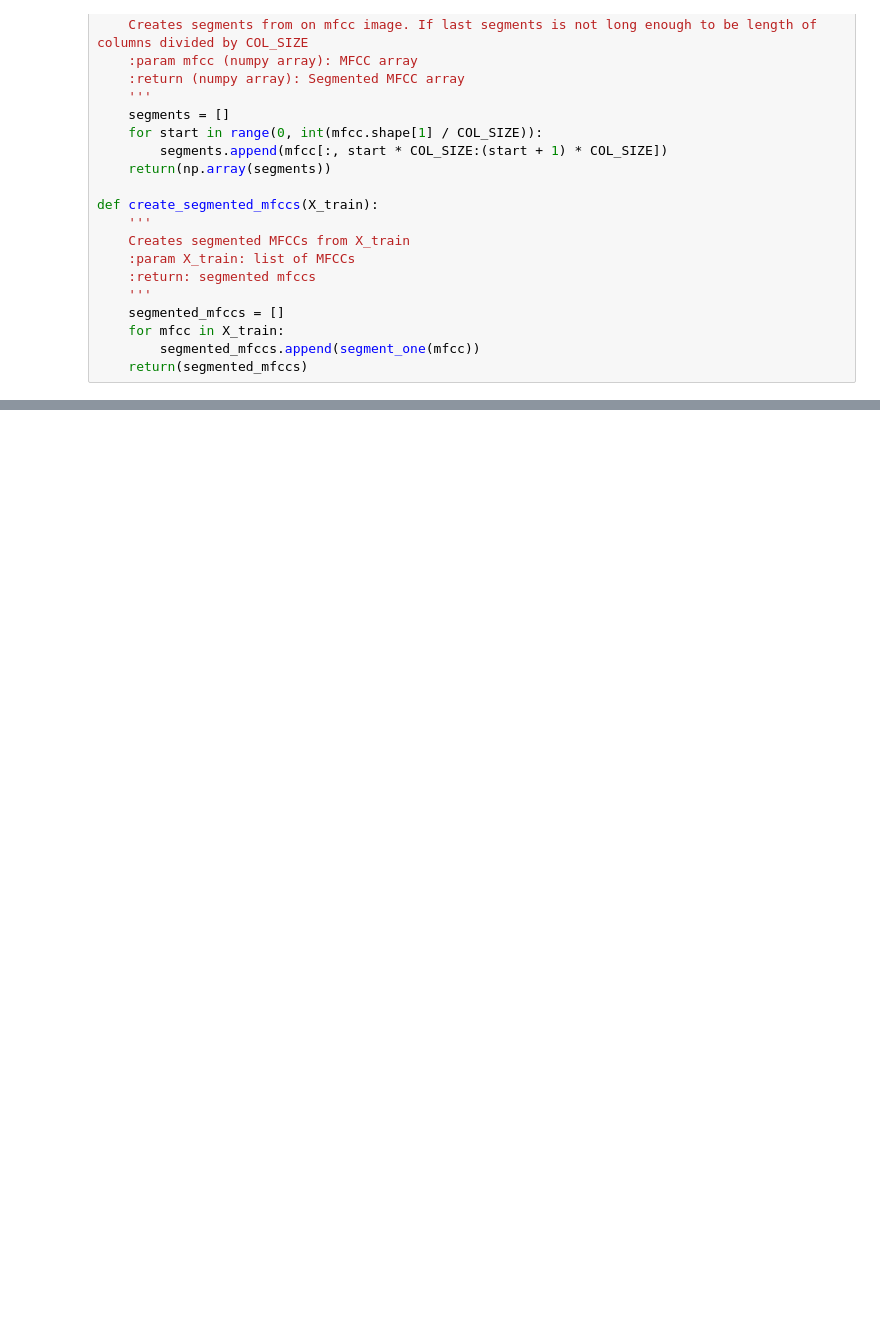
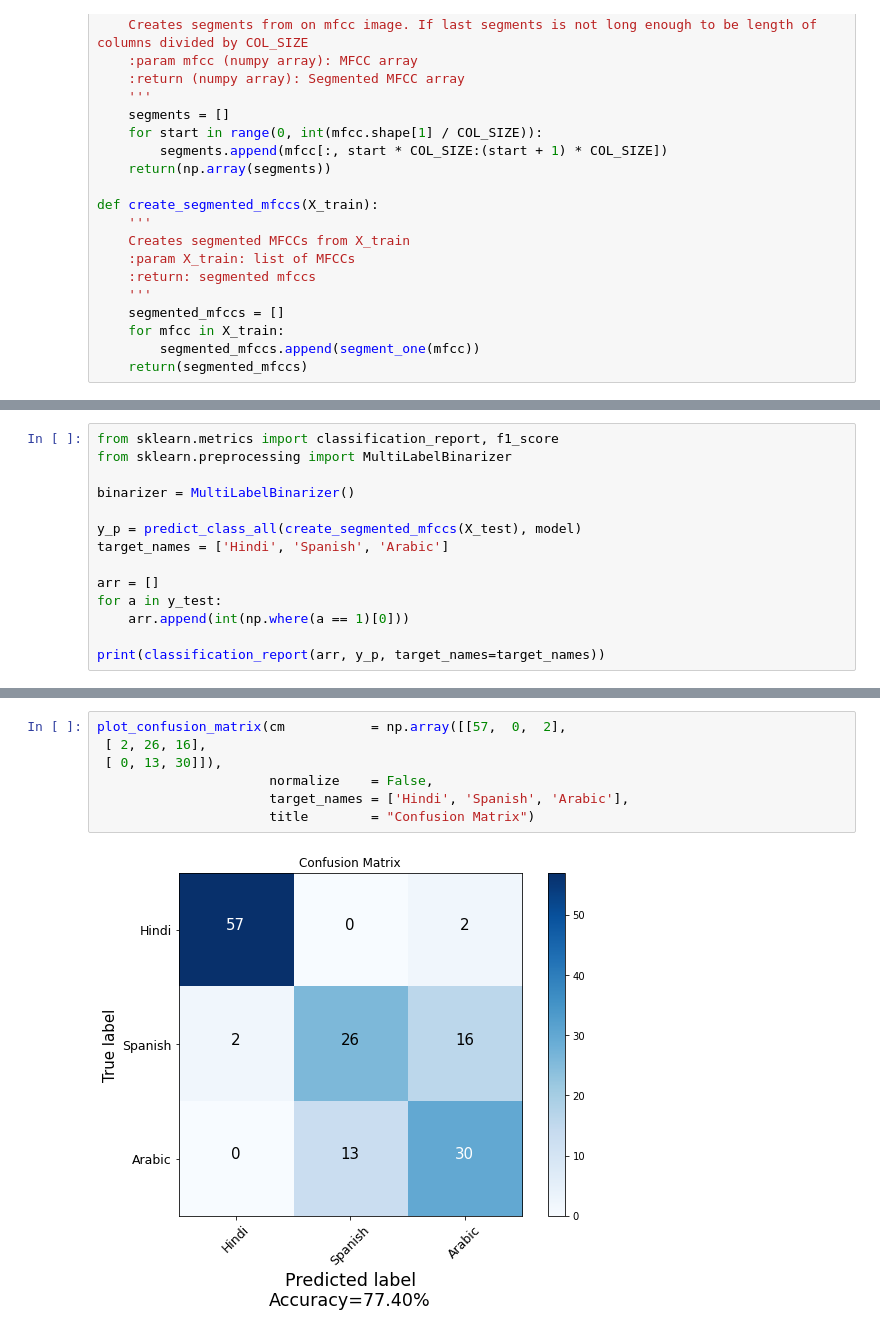
Before and after one commit to abhid2001/Accent-Classification, a Jupyter notebook: TestingModel.ipynb, the cells around one changed output, grey strips where cells are left out. Saved outputs shown, nothing was run; the diff lists cells and outputs as text; blank space fills up the shorter version.

```diff
--- a/TestingModel.ipynb
+++ b/TestingModel.ipynb
@@ -347,0 +491,14 @@ Accuracy: 0.7616822429906542
+# %%
+from sklearn.metrics import classification_report, f1_score
+from sklearn.preprocessing import MultiLabelBinarizer
+
+binarizer = MultiLabelBinarizer()
+
+y_p = predict_class_all(create_segmented_mfccs(X_test), model)
+target_names = ['Hindi', 'Spanish', 'Arabic']
+
+arr = []
+for a in y_test:
+    arr.append(int(np.where(a == 1)[0]))
+
+print(classification_report(arr, y_p, target_names=target_names))
@@ -347,0 +596,9 @@ Accuracy: 0.7616822429906542
+# %%
+plot_confusion_matrix(cm           = np.array([[57,  0,  2],
+ [ 2, 26, 16],
+ [ 0, 13, 30]]),
+                      normalize    = False,
+                      target_names = ['Hindi', 'Spanish', 'Arabic'],
+                      title        = "Confusion Matrix")
+# %% [output]
+[figure, added]
```
Also changed, not shown: parts of 15 cells of this notebook, 10 other files.
